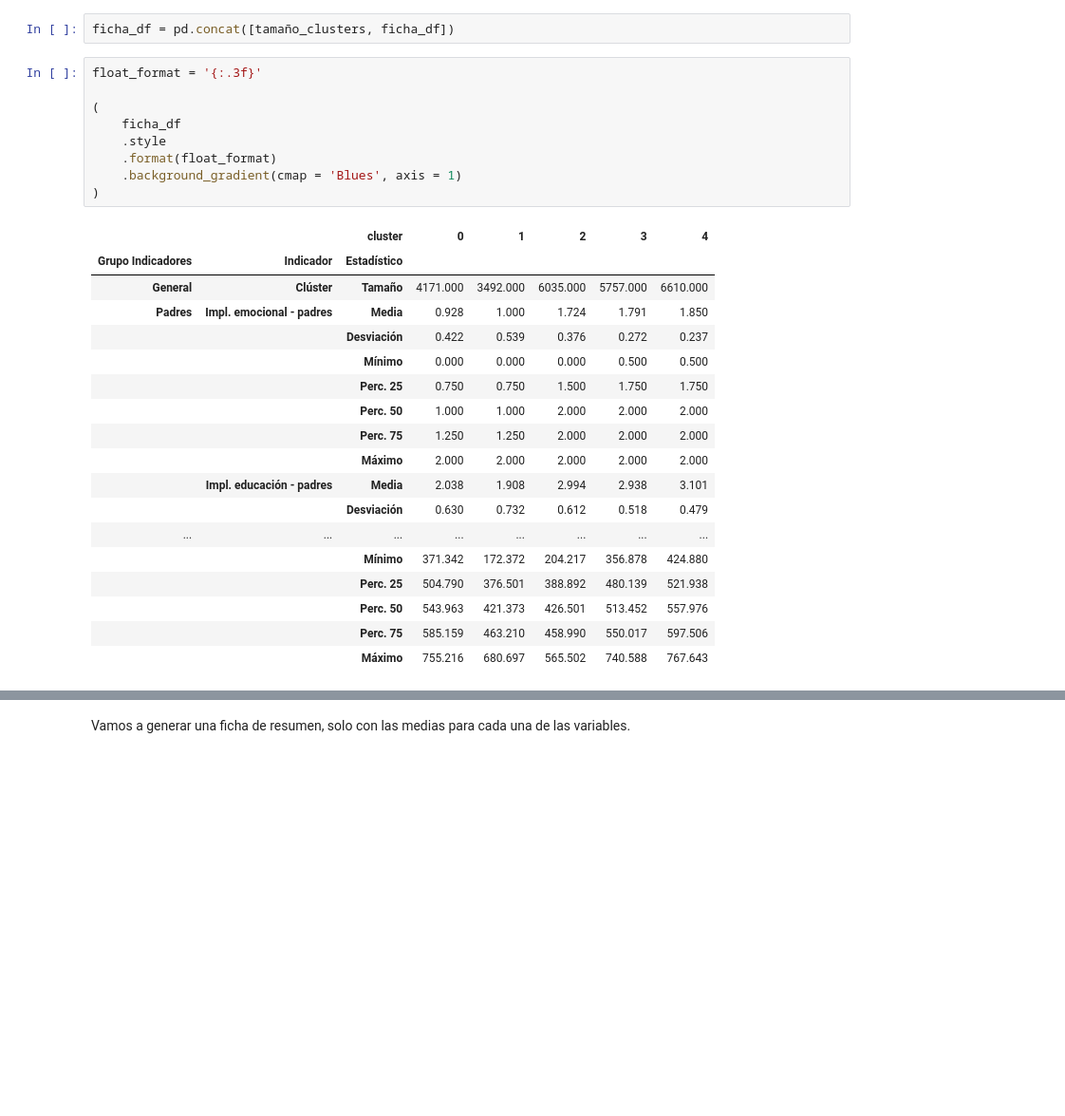
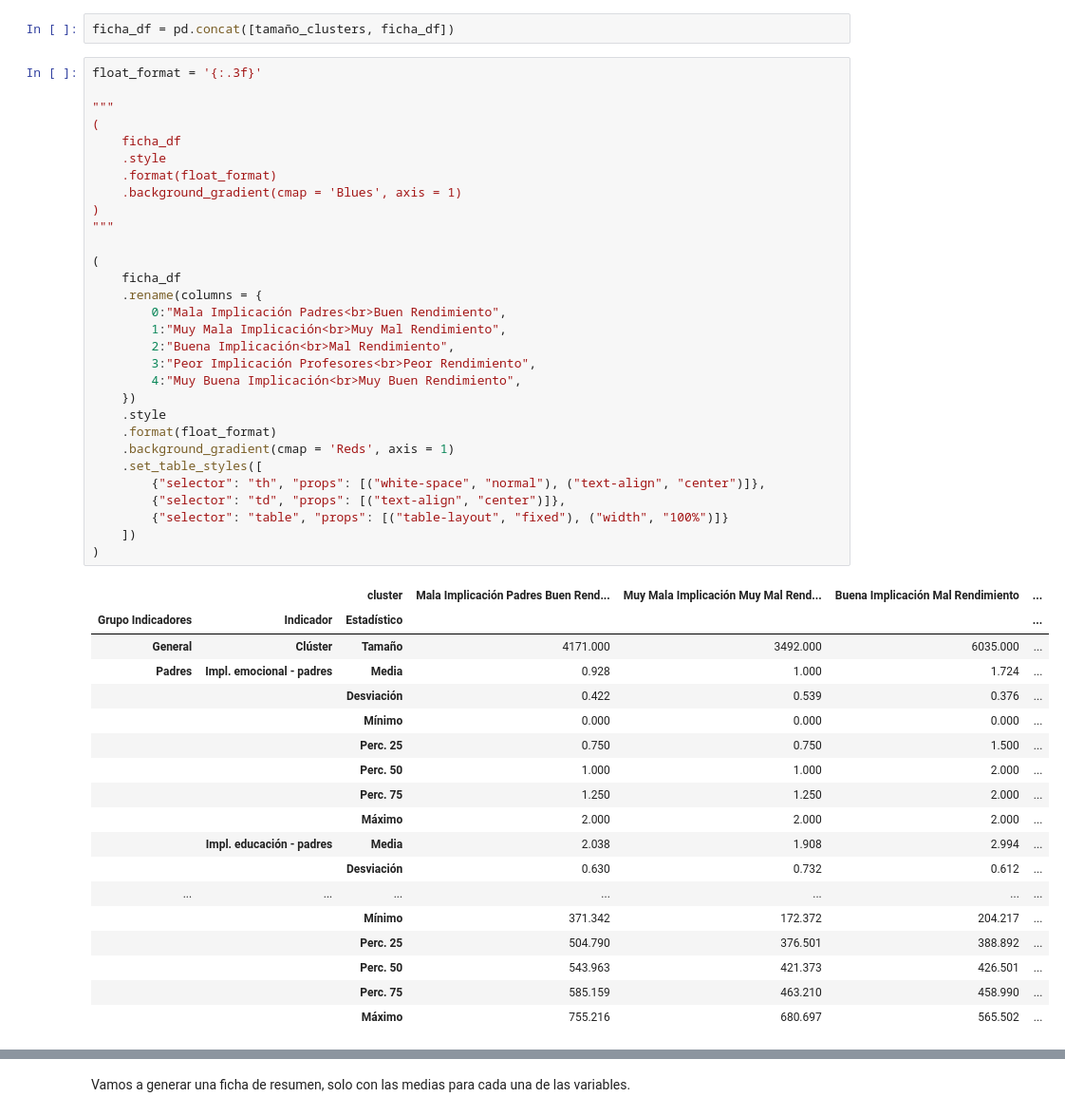
Before and after one commit to sara-fuentes/tfm_pisa_educacion, a Jupyter notebook: clustering_students_well_imputed.ipynb, the cells around one changed output, grey strips where cells are left out. Shown at 95% size. Saved outputs shown, nothing was run; the diff lists cells and outputs as text; blank space fills up the shorter version.

Commit message:
improved styled dfs

```diff
--- a/clustering_students_well_imputed.ipynb
+++ b/clustering_students_well_imputed.ipynb
@@ -758,31 +800,52 @@ tamaño_clusters = df_students_feat.groupby("cluster").size().to_frame().T
 tamaño_clusters.set_index(generate_multiindex([("General", "Clúster", "Tamaño")] , names), inplace = True)
 # %%
 ficha_df = pd.concat([tamaño_clusters, ficha_df])
-# %%
-float_format = '{:.3f}'
-
-(
-    ficha_df
-    .style
-    .format(float_format)
-    .background_gradient(cmap = 'Blues', axis = 1)
-)
-# %% [output]
-|  |  | cluster | 0 | 1 | 2 | 3 | 4 |
-| Grupo Indicadores | Indicador | Estadístico |  |  |  |  |  |
-| General | Clúster | Tamaño | 4171.000 | 3492.000 | 6035.000 | 5757.000 | 6610.000 |
-| Padres | Impl. emocional - padres | Media | 0.928 | 1.000 | 1.724 | 1.791 | 1.850 |
-|  |  | Desviación | 0.422 | 0.539 | 0.376 | 0.272 | 0.237 |
-|  |  | Mínimo | 0.000 | 0.000 | 0.000 | 0.500 | 0.500 |
-|  |  | Perc. 25 | 0.750 | 0.750 | 1.500 | 1.750 | 1.750 |
-|  |  | Perc. 50 | 1.000 | 1.000 | 2.000 | 2.000 | 2.000 |
-|  |  | Perc. 75 | 1.250 | 1.250 | 2.000 | 2.000 | 2.000 |
-|  |  | Máximo | 2.000 | 2.000 | 2.000 | 2.000 | 2.000 |
-|  | Impl. educación - padres | Media | 2.038 | 1.908 | 2.994 | 2.938 | 3.101 |
-|  |  | Desviación | 0.630 | 0.732 | 0.612 | 0.518 | 0.479 |
-| ... | ... | ... | ... | ... | ... | ... | ... |
-|  |  | Mínimo | 371.342 | 172.372 | 204.217 | 356.878 | 424.880 |
-|  |  | Perc. 25 | 504.790 | 376.501 | 388.892 | 480.139 | 521.938 |
-|  |  | Perc. 50 | 543.963 | 421.373 | 426.501 | 513.452 | 557.976 |
-|  |  | Perc. 75 | 585.159 | 463.210 | 458.990 | 550.017 | 597.506 |
-|  |  | Máximo | 755.216 | 680.697 | 565.502 | 740.588 | 767.643 |
+# %%
+float_format = '{:.3f}'
+
+"""
+(
+    ficha_df
+    .style
+    .format(float_format)
+    .background_gradient(cmap = 'Blues', axis = 1)
+)
+"""
+
+(
+    ficha_df
+    .rename(columns = {
+        0:"Mala Implicación Padres<br>Buen Rendimiento",
+        1:"Muy Mala Implicación<br>Muy Mal Rendimiento",
+        2:"Buena Implicación<br>Mal Rendimiento",
+        3:"Peor Implicación Profesores<br>Peor Rendimiento",
+        4:"Muy Buena Implicación<br>Muy Buen Rendimiento",
+    })
+    .style
+    .format(float_format)
+    .background_gradient(cmap = 'Reds', axis = 1)
+    .set_table_styles([
+        {"selector": "th", "props": [("white-space", "normal"), ("text-align", "center")]},
+        {"selector": "td", "props": [("text-align", "center")]},
+        {"selector": "table", "props": [("table-layout", "fixed"), ("width", "100%")]}
+    ])
+)
+# %% [output]
+|  |  | cluster | Mala Implicación Padres Buen Rend... | Muy Mala Implicación Muy Mal Rend... | Buena Implicación Mal Rendimiento | ... |
+| Grupo Indicadores | Indicador | Estadístico |  |  |  | ... |
+| General | Clúster | Tamaño | 4171.000 | 3492.000 | 6035.000 | ... |
+| Padres | Impl. emocional - padres | Media | 0.928 | 1.000 | 1.724 | ... |
+|  |  | Desviación | 0.422 | 0.539 | 0.376 | ... |
+|  |  | Mínimo | 0.000 | 0.000 | 0.000 | ... |
+|  |  | Perc. 25 | 0.750 | 0.750 | 1.500 | ... |
+|  |  | Perc. 50 | 1.000 | 1.000 | 2.000 | ... |
+|  |  | Perc. 75 | 1.250 | 1.250 | 2.000 | ... |
+|  |  | Máximo | 2.000 | 2.000 | 2.000 | ... |
+|  | Impl. educación - padres | Media | 2.038 | 1.908 | 2.994 | ... |
+|  |  | Desviación | 0.630 | 0.732 | 0.612 | ... |
+| ... | ... | ... | ... | ... | ... | ... |
+|  |  | Mínimo | 371.342 | 172.372 | 204.217 | ... |
+|  |  | Perc. 25 | 504.790 | 376.501 | 388.892 | ... |
+|  |  | Perc. 50 | 543.963 | 421.373 | 426.501 | ... |
+|  |  | Perc. 75 | 585.159 | 463.210 | 458.990 | ... |
+|  |  | Máximo | 755.216 | 680.697 | 565.502 | ... |
```
Also changed, not shown: parts of 20 cells of this notebook, 5 other files.
